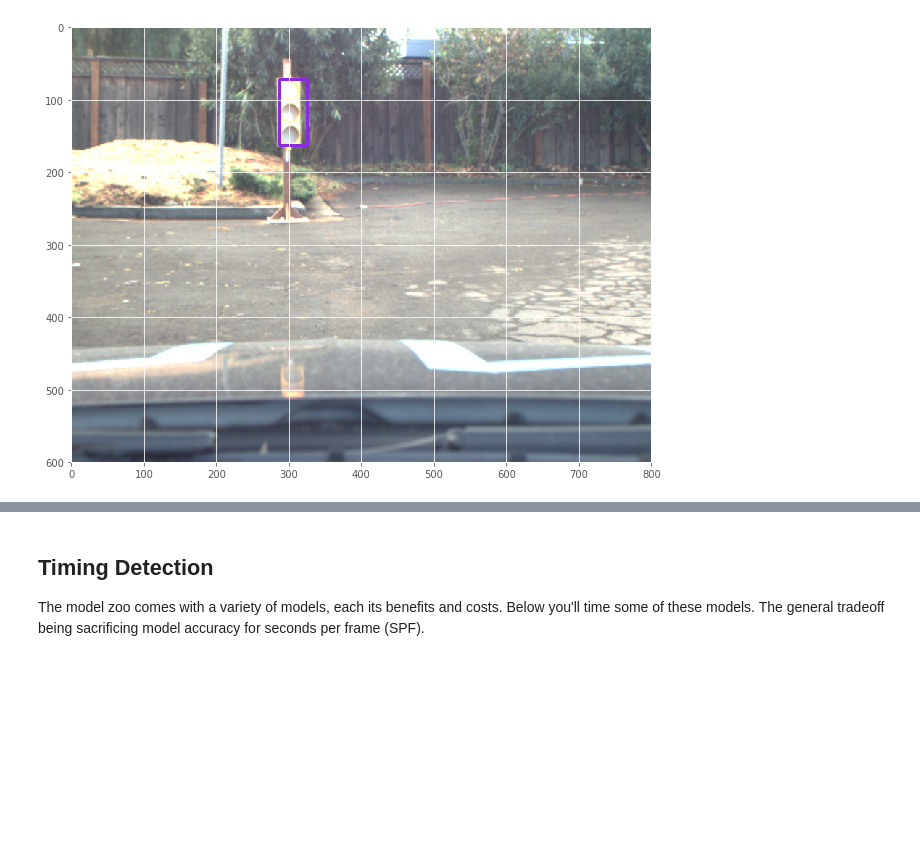
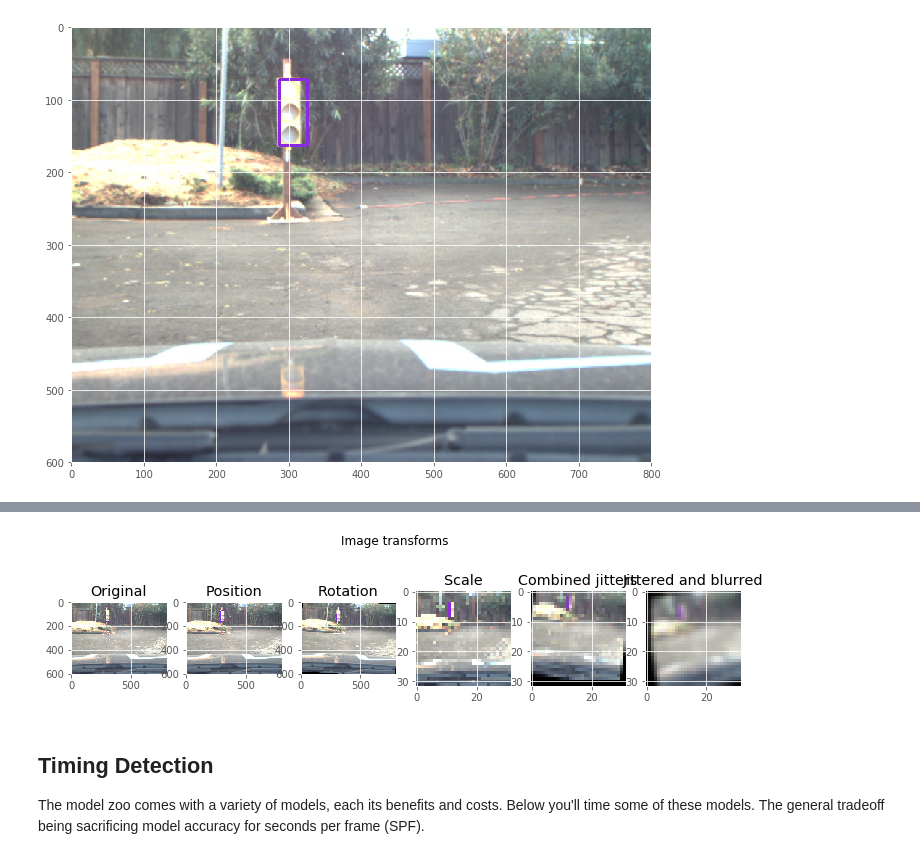
Before and after one commit to thegleb/CarND-Capstone, a Jupyter notebook: model-playground/CarND-capstone-model-playground.ipynb, the cells around one changed output, grey strips where cells are left out. Cells and saved outputs as stored; diff of their text form; code cells hidden in the pictures; blank space fills up the shorter version.

```diff
--- a/model-playground/CarND-capstone-model-playground.ipynb
+++ b/model-playground/CarND-capstone-model-playground.ipynb
@@ -190,3 +195,98 @@ with tf.Session(graph=detection_graph) as sess:
+# %%
+def preprocess(img):
+    """
+    Normalize brightness by converting to YUV and applying an aggressive CLAHE to the Y channel.
+    The high clipLimit seems to be pretty aggressive with local contrast, which helps the signs stand out
+    """
+    clahe = cv2.createCLAHE(clipLimit=200.0, tileGridSize=(6,6))
+
+    img = cv2.cvtColor(img, cv2.COLOR_RGB2YUV)
+    Y_channel = img[:,:,0]
+    img[:,:,0] = clahe.apply(Y_channel)
+    return np.array(img[:,:,0]).reshape(32,32,1)
+
+def jitter_position(img):
+    """
+    Randomly shift the image by up to 2 pixels in the x and/or y directions
+    """
+    x_d = random.randint(-2, 2)
+    y_d = random.randint(-2, 2)
+    rows, cols, channels = img.shape
+    M = np.float32([[1, 0, x_d],[0, 1, y_d]])
+
+    return cv2.warpAffine(img, M, (cols, rows))
+
+def jitter_rotation(img):
+    """
+    Randomly rotate the image between -15 and 15 degrees
+    """
+    rows, cols, channels = img.shape
+    angle = random.randint(-15, 15)
+    M = cv2.getRotationMatrix2D((cols/2, rows/2), angle, 1)
+
+    return cv2.warpAffine(img, M, (cols, rows))
+
+def jitter_scale(img):
+    """
+    Randomly change the scale of the image in both x and y directions
+    """
+    x_scale = random.uniform(0.9, 1.1)
+    y_scale = random.uniform(0.9, 1.1)
+    rows, cols, channels = img.shape
+    zeroed_image = np.zeros_like(img)
+    return cv2.resize(img, (32,32), fx=x_scale, fy=y_scale, interpolation = cv2.INTER_CUBIC)
+
+def blur(img):
+    """
+    Simple gaussian blur
+    """
+    return cv2.GaussianBlur(img,(3,3),0)
+
+def jitter(img):
+    """
+    Combine all the jitter transforms together
+    """
+    return jitter_position(jitter_rotation(jitter_scale(img)))
+
+def process(img):
+    """
+    Normalize and apply image transformations
+    """
+    return normalize(preprocess(img))
+
+def visualize(img, title=''):
+    """
+    Plot image data
+    """
+    fig, ax = plt.subplots()
+    if img.shape[2] is 1:
+        # this might not actually work
+        ax.imshow(np.dstack([img[0], img[0], img[0]]), cmap='gray', vmin=0, vmax=255)
+    else:
+        ax.imshow(img)
+    ax.set_title(title)
+    plt.show()
+
+sample_img = np.asarray(image, dtype=np.uint8)
+
+transformed_images = [
+    [sample_img, 'Original'],
+    [jitter_position(sample_img), 'Position'],
+    [jitter_rotation(sample_img), 'Rotation'],
+    [jitter_scale(sample_img), 'Scale'],
+    [jitter(sample_img), 'Combined jitters'],
+    [blur(jitter(sample_img)), 'Jittered and blurred'],
+]
+
+fig, axs = plt.subplots(1, len(transformed_images))
+fig.set_size_inches(12, 3)
+fig.suptitle('Image transforms')
+for i in range(len(transformed_images)):
+    image, label = transformed_images[i]
+    axs[i].set_title(label)
+    axs[i].imshow(image)
+# %% [output]
+[figure, added]
 # %% [markdown]
 ## Timing Detection
 
```
Also changed, not shown: parts of 2 cells of this notebook.
